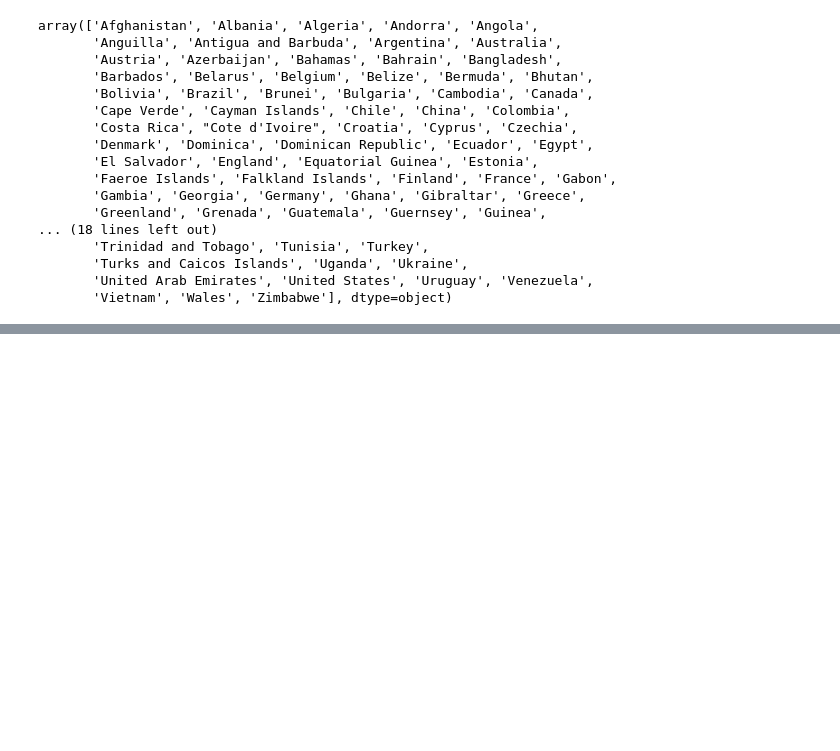
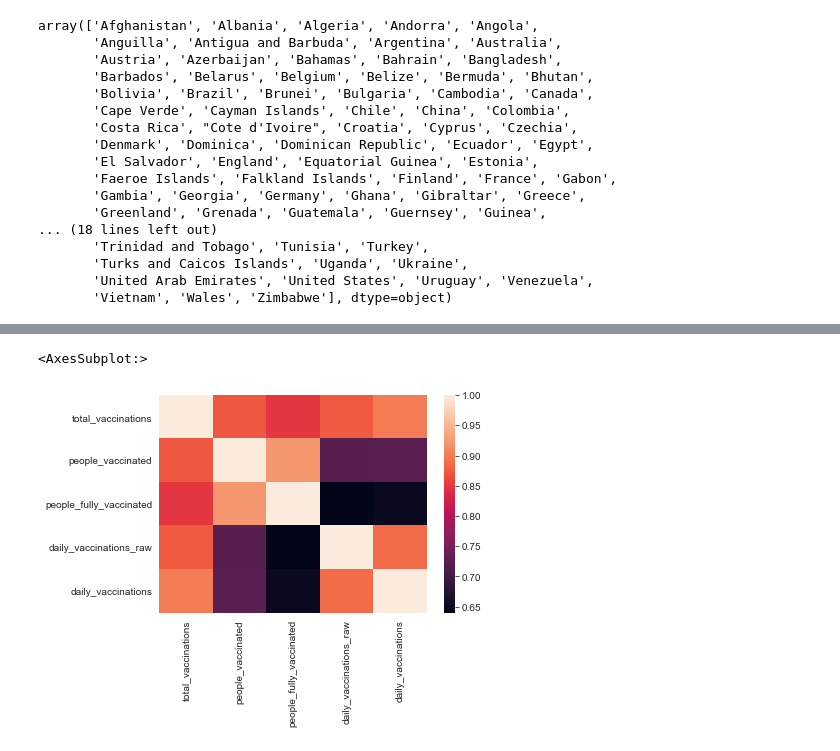
Before and after one commit to cassnutt/worldwide_covid19_vaccines, a Jupyter notebook: Market Segmentation.ipynb, the cells around one changed output, grey strips where cells are left out. Cells and saved outputs as stored; diff of their text form; code cells hidden in the pictures; blank space fills up the shorter version.

```diff
--- a/Market Segmentation.ipynb
+++ b/Market Segmentation.ipynb
@@ -111,0 +331,5 @@ memory usage: 697.9+ KB
+# %%
+sns.heatmap(df.corr())
+# %% [output]
+<AxesSubplot:>
+[figure, added]
```
Also changed, not shown: parts of 52 cells of this notebook.
